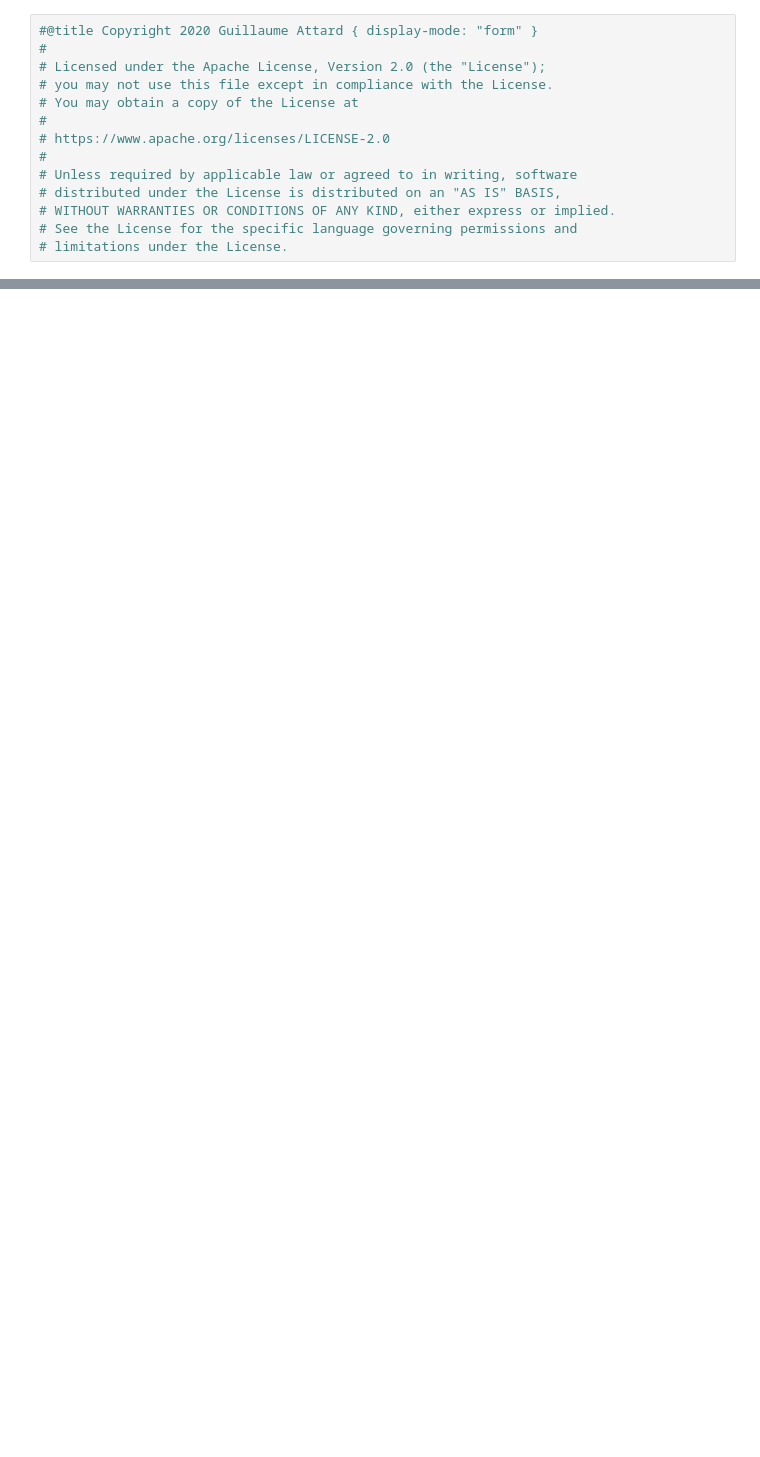
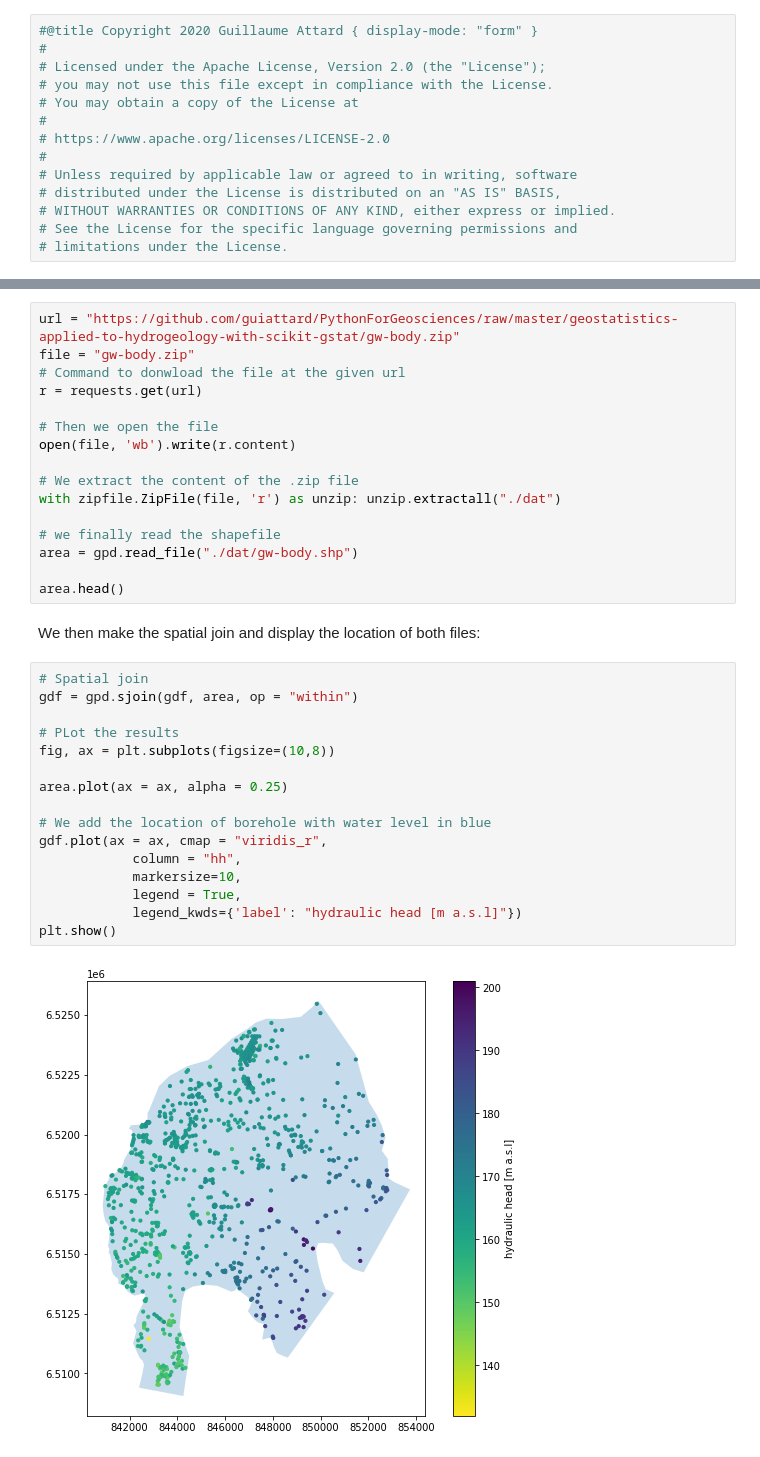
Before and after one commit to guiattard/geoscience-notebooks, a Jupyter notebook: geostatistics-applied-to-hydrogeology-with-scikit-gstat/geostatistics-applied-to-hydrogeology-with-scikit-gstat.ipynb, the cells around one changed output, grey strips where cells are left out. Saved outputs shown, nothing was run; the diff lists cells and outputs as text; blank space fills up the shorter version.

```diff
--- a/geostatistics-applied-to-hydrogeology-with-scikit-gstat/geostatistics-applied-to-hydrogeology-with-scikit-gstat.ipynb
+++ b/geostatistics-applied-to-hydrogeology-with-scikit-gstat/geostatistics-applied-to-hydrogeology-with-scikit-gstat.ipynb
@@ -55,0 +199,36 @@ Finally, please note that the name kriging refers to its inventor Dave Krige who
+# %%
+url = "https://github.com/guiattard/PythonForGeosciences/raw/master/geostatistics-applied-to-hydrogeology-with-scikit-gstat/gw-body.zip"
+file = "gw-body.zip"
+# Command to donwload the file at the given url
+r = requests.get(url)
+
+# Then we open the file
+open(file, 'wb').write(r.content)
+
+# We extract the content of the .zip file
+with zipfile.ZipFile(file, 'r') as unzip: unzip.extractall("./dat")
+
+# we finally read the shapefile
+area = gpd.read_file("./dat/gw-body.shp")
+
+area.head()
+# %% [markdown]
+We then make the spatial join and display the location of both files:
+# %%
+# Spatial join
+gdf = gpd.sjoin(gdf, area, op = "within")
+
+# PLot the results
+fig, ax = plt.subplots(figsize=(10,8))
+
+area.plot(ax = ax, alpha = 0.25)
+
+# We add the location of borehole with water level in blue
+gdf.plot(ax = ax, cmap = "viridis_r",
+            column = "hh",
+            markersize=10,
+            legend = True,
+            legend_kwds={'label': "hydraulic head [m a.s.l]"})
+plt.show()
+# %% [output]
+[figure, added]
```
Also changed, not shown: parts of 49 cells of this notebook.
